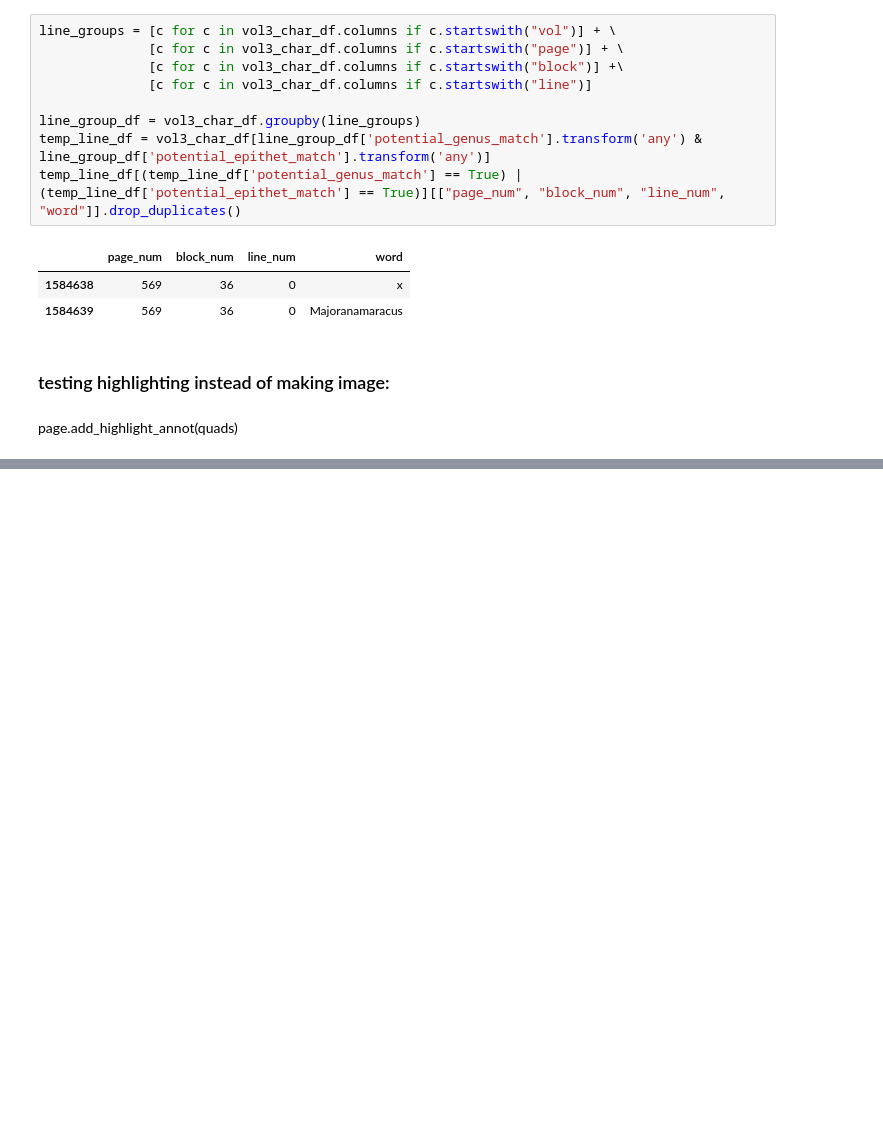
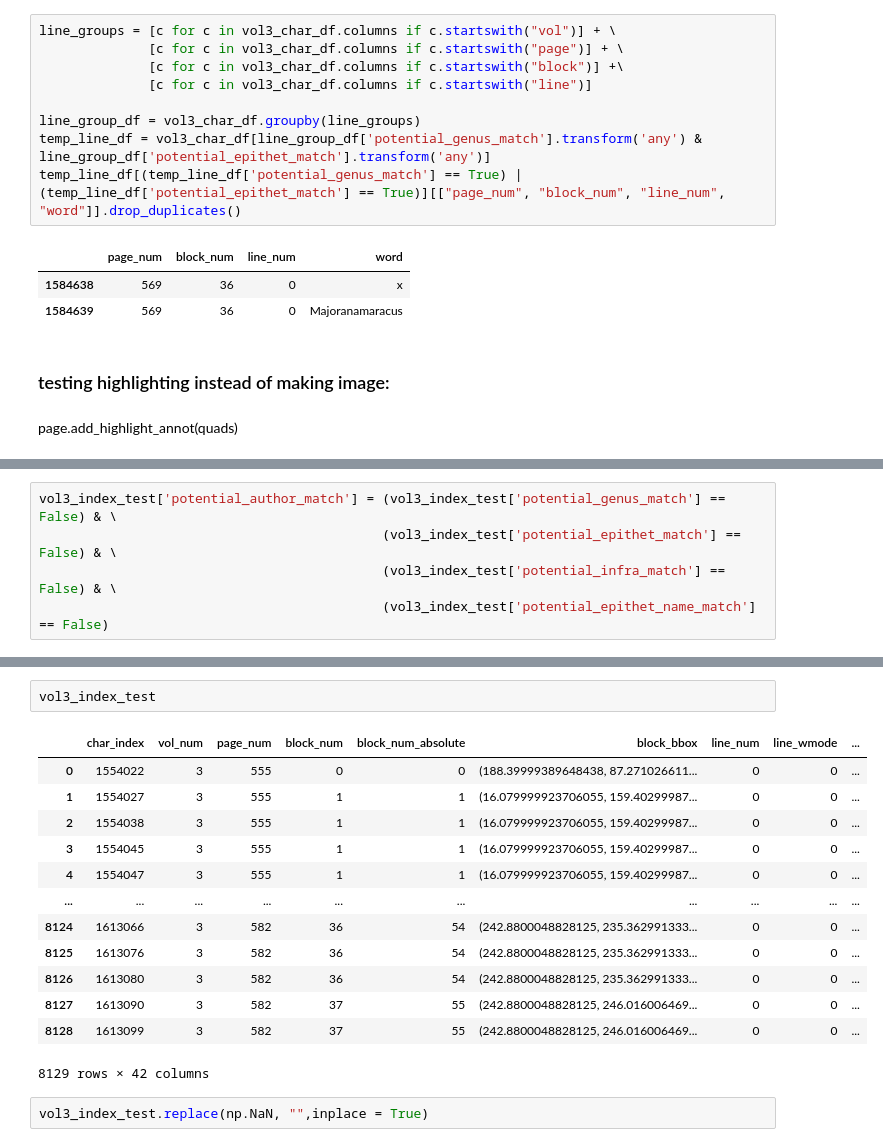
Before and after one commit to shidedh/UpdateFlora, a Jupyter notebook: index_code/0314_index_code.ipynb, the cells around one changed output, grey strips where cells are left out. Cells and saved outputs as stored; diff of their text form; blank space fills up the shorter version.

```diff
--- a/index_code/0314_index_code.ipynb
+++ b/index_code/0314_index_code.ipynb
@@ -747,0 +1069,5 @@ vol3_char_df['']
+# %%
+vol3_index_test['potential_author_match'] = (vol3_index_test['potential_genus_match'] == False) & \
+                                            (vol3_index_test['potential_epithet_match'] == False) & \
+                                            (vol3_index_test['potential_infra_match'] == False) & \
+                                            (vol3_index_test['potential_epithet_name_match'] == False)
@@ -747,0 +1165,18 @@ vol3_char_df['']
+# %%
+vol3_index_test
+# %% [output]
+|  | char_index | vol_num | page_num | block_num | block_num_absolute | block_bbox | line_num | line_wmode | ... |
+| 0 | 1554022 | 3 | 555 | 0 | 0 | (188.39999389648438, 87.271026611... | 0 | 0 | ... |
+| 1 | 1554027 | 3 | 555 | 1 | 1 | (16.079999923706055, 159.40299987... | 0 | 0 | ... |
+| 2 | 1554038 | 3 | 555 | 1 | 1 | (16.079999923706055, 159.40299987... | 0 | 0 | ... |
+| 3 | 1554045 | 3 | 555 | 1 | 1 | (16.079999923706055, 159.40299987... | 0 | 0 | ... |
+| 4 | 1554047 | 3 | 555 | 1 | 1 | (16.079999923706055, 159.40299987... | 0 | 0 | ... |
+| ... | ... | ... | ... | ... | ... | ... | ... | ... | ... |
+| 8124 | 1613066 | 3 | 582 | 36 | 54 | (242.8800048828125, 235.362991333... | 0 | 0 | ... |
+| 8125 | 1613076 | 3 | 582 | 36 | 54 | (242.8800048828125, 235.362991333... | 0 | 0 | ... |
+| 8126 | 1613080 | 3 | 582 | 36 | 54 | (242.8800048828125, 235.362991333... | 0 | 0 | ... |
+| 8127 | 1613090 | 3 | 582 | 37 | 55 | (242.8800048828125, 246.016006469... | 0 | 0 | ... |
+| 8128 | 1613099 | 3 | 582 | 37 | 55 | (242.8800048828125, 246.016006469... | 0 | 0 | ... |
+8129 rows × 42 columns
+# %%
+vol3_index_test.replace(np.NaN, "",inplace = True)
```
Also changed, not shown: parts of 49 cells of this notebook, 4 other files.
